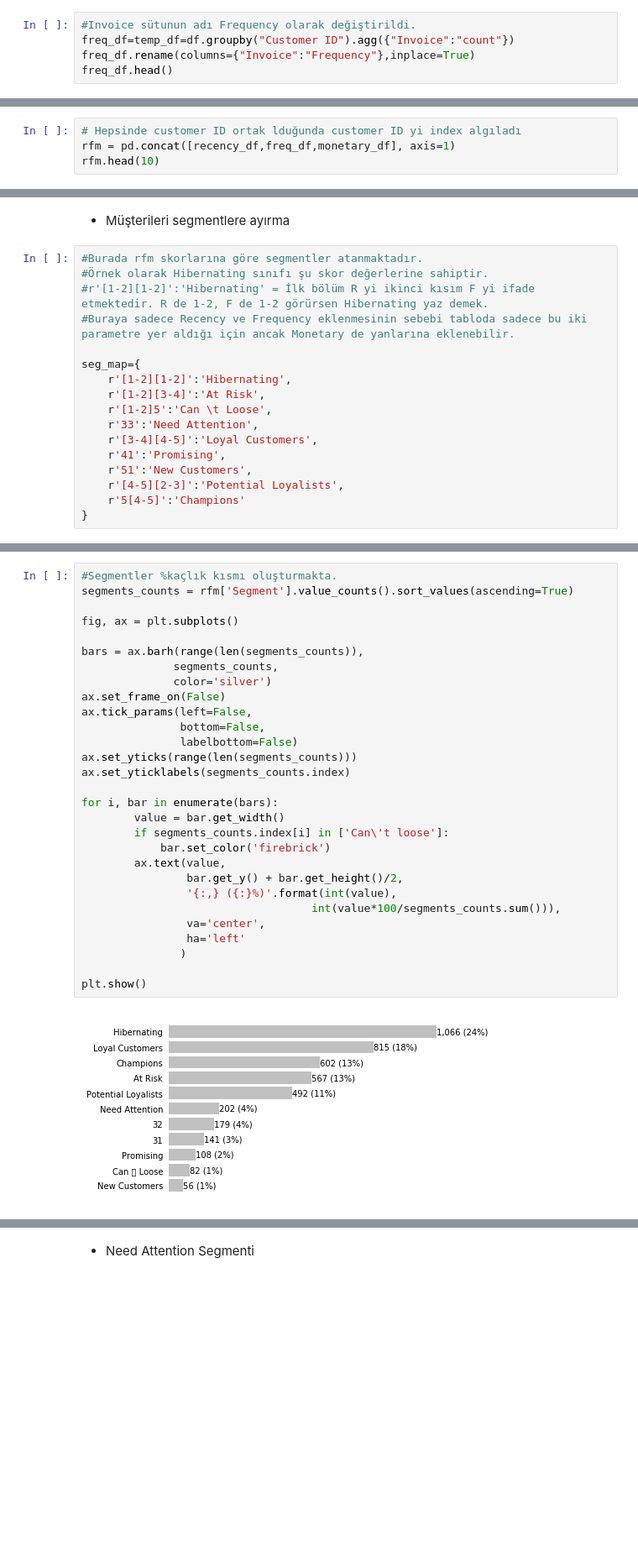
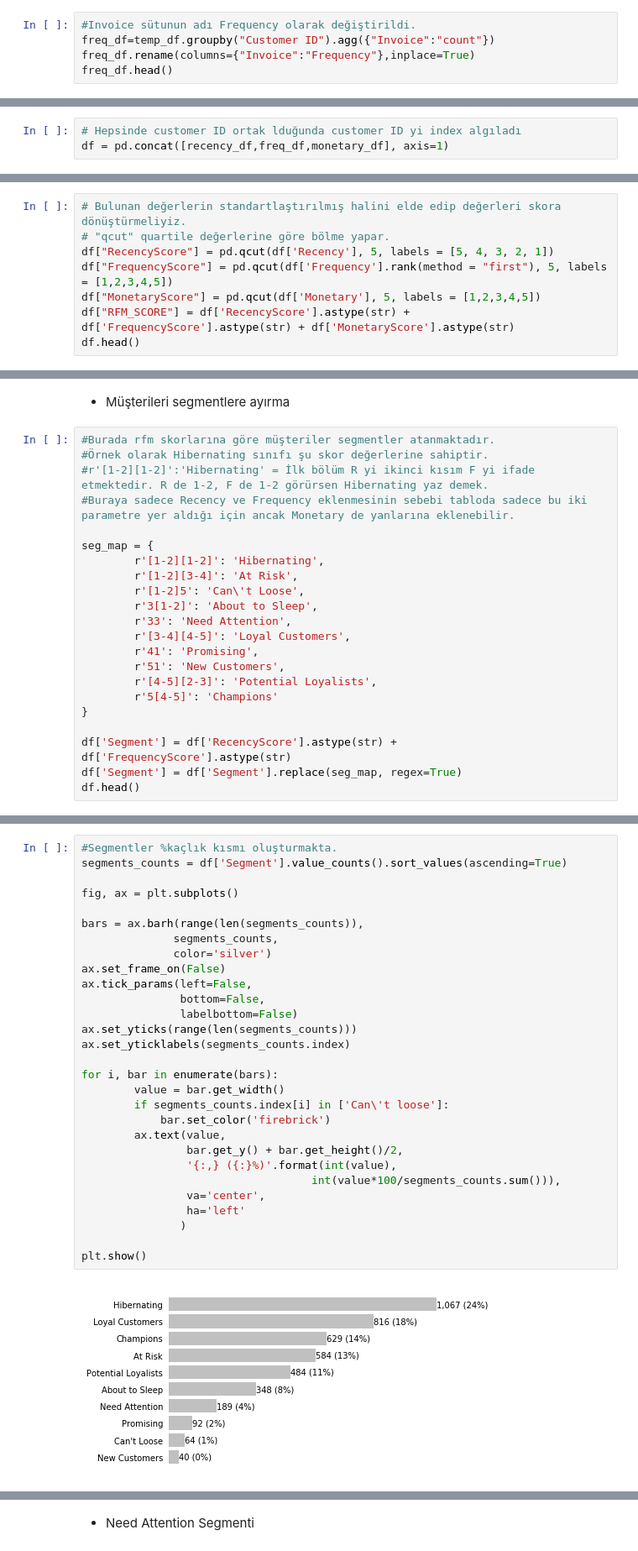
Before and after one commit to ozlem-ak/DSMLBC, a Jupyter notebook: Week 4/rfmanaliz.ipynb, the cells around one changed output, grey strips where cells are left out. Shown: that part at 84% size. Saved outputs shown, nothing was run; the diff lists cells and outputs as text; blank space fills up the shorter version.

```diff
--- a/Week 4/rfmanaliz.ipynb
+++ b/Week 4/rfmanaliz.ipynb
@@ -455,6 +380,6 @@ temp_df.groupby("Customer ID").agg({"Invoice":"sum"}).head()
 # %%
 #Invoice sütunun adı Frequency olarak değiştirildi.
-freq_df=temp_df=df.groupby("Customer ID").agg({"Invoice":"count"})
+freq_df=temp_df.groupby("Customer ID").agg({"Invoice":"count"})
 freq_df.rename(columns={"Invoice":"Frequency"},inplace=True)
 freq_df.head()
 # %% [output]
@@ -514,5 +430,4 @@ print(recency_df.shape,freq_df.shape,monetary_df.shape)
 * Tabloların birleşimi
 # %%
 # Hepsinde customer ID ortak lduğunda customer ID yi index algıladı
-rfm = pd.concat([recency_df,freq_df,monetary_df], axis=1)
-rfm.head(10)
+df = pd.concat([recency_df,freq_df,monetary_df], axis=1)
@@ -592,0 +434,8 @@ rfm.describe().T
+# %%
+# Bulunan değerlerin standartlaştırılmış halini elde edip değerleri skora dönüştürmeliyiz.
+# "qcut" quartile değerlerine göre bölme yapar.
+df["RecencyScore"] = pd.qcut(df['Recency'], 5, labels = [5, 4, 3, 2, 1])
+df["FrequencyScore"] = pd.qcut(df['Frequency'].rank(method = "first"), 5, labels = [1,2,3,4,5])
+df["MonetaryScore"] = pd.qcut(df['Monetary'], 5, labels = [1,2,3,4,5])
+df["RFM_SCORE"] = df['RecencyScore'].astype(str) + df['FrequencyScore'].astype(str) + df['MonetaryScore'].astype(str)
+df.head()
@@ -593,19 +450,24 @@ rfm.describe().T
 # %% [markdown]
 * Müşterileri segmentlere ayırma
 # %%
-#Burada rfm skorlarına göre segmentler atanmaktadır.
+#Burada rfm skorlarına göre müşteriler segmentler atanmaktadır.
 #Örnek olarak Hibernating sınıfı şu skor değerlerine sahiptir.
 #r'[1-2][1-2]':'Hibernating' = İlk bölüm R yi ikinci kısım F yi ifade etmektedir. R de 1-2, F de 1-2 görürsen Hibernating yaz demek.
 #Buraya sadece Recency ve Frequency eklenmesinin sebebi tabloda sadece bu iki parametre yer aldığı için ancak Monetary de yanlarına eklenebilir.
 
-seg_map={
-    r'[1-2][1-2]':'Hibernating',
-    r'[1-2][3-4]':'At Risk',
-    r'[1-2]5':'Can \t Loose',
-    r'33':'Need Attention',
-    r'[3-4][4-5]':'Loyal Customers',
-    r'41':'Promising',
-    r'51':'New Customers',
-    r'[4-5][2-3]':'Potential Loyalists',
-    r'5[4-5]':'Champions'
+seg_map = {
+        r'[1-2][1-2]': 'Hibernating',
+        r'[1-2][3-4]': 'At Risk',
+        r'[1-2]5': 'Can\'t Loose',
+        r'3[1-2]': 'About to Sleep',
+        r'33': 'Need Attention',
+        r'[3-4][4-5]': 'Loyal Customers',
+        r'41': 'Promising',
+        r'51': 'New Customers',
+        r'[4-5][2-3]': 'Potential Loyalists',
+        r'5[4-5]': 'Champions'
 }
+
+df['Segment'] = df['RecencyScore'].astype(str) + df['FrequencyScore'].astype(str)
+df['Segment'] = df['Segment'].replace(seg_map, regex=True)
+df.head()
@@ -624,31 +482,31 @@ rfm.head()
 # %%
 #Segmentler %kaçlık kısmı oluşturmakta.
-segments_counts = rfm['Segment'].value_counts().sort_values(ascending=True)
+segments_counts = df['Segment'].value_counts().sort_values(ascending=True)
 
 fig, ax = plt.subplots()
 
 bars = ax.barh(range(len(segments_counts)),
               segments_counts,
               color='silver')
 ax.set_frame_on(False)
 ax.tick_params(left=False,
                bottom=False,
                labelbottom=False)
 ax.set_yticks(range(len(segments_counts)))
 ax.set_yticklabels(segments_counts.index)
 
 for i, bar in enumerate(bars):
         value = bar.get_width()
         if segments_counts.index[i] in ['Can\'t loose']:
             bar.set_color('firebrick')
         ax.text(value,
                 bar.get_y() + bar.get_height()/2,
                 '{:,} ({:}%)'.format(int(value),
                                    int(value*100/segments_counts.sum())),
                 va='center',
                 ha='left'
                )
 
 plt.show()
 # %% [output]
-[figure, old version]
+[figure, new version]
```
Also changed, not shown: parts of 73 cells of this notebook.
